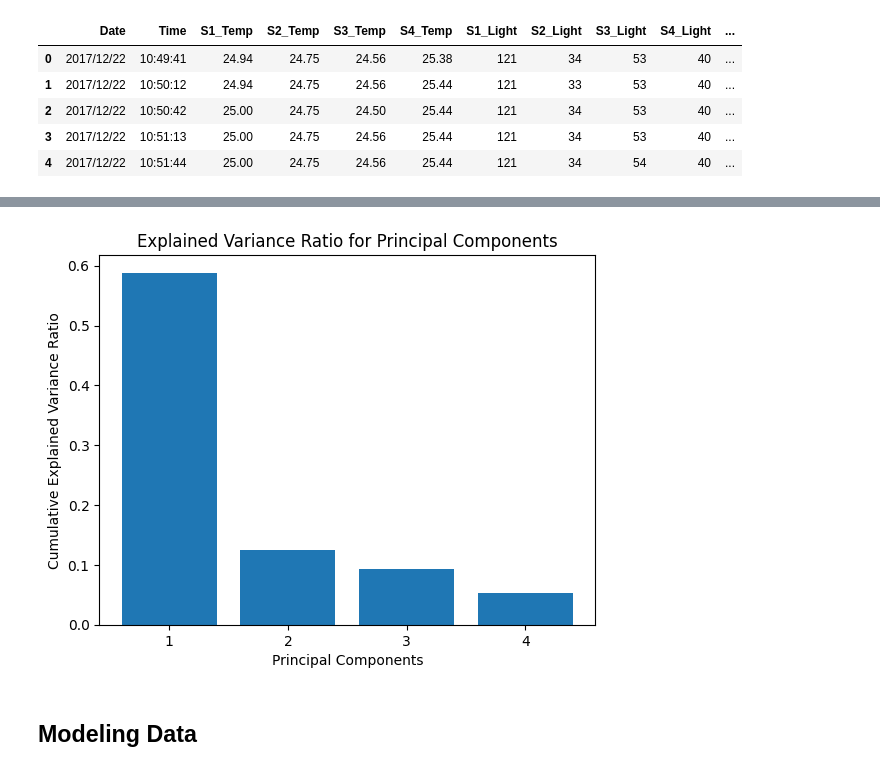
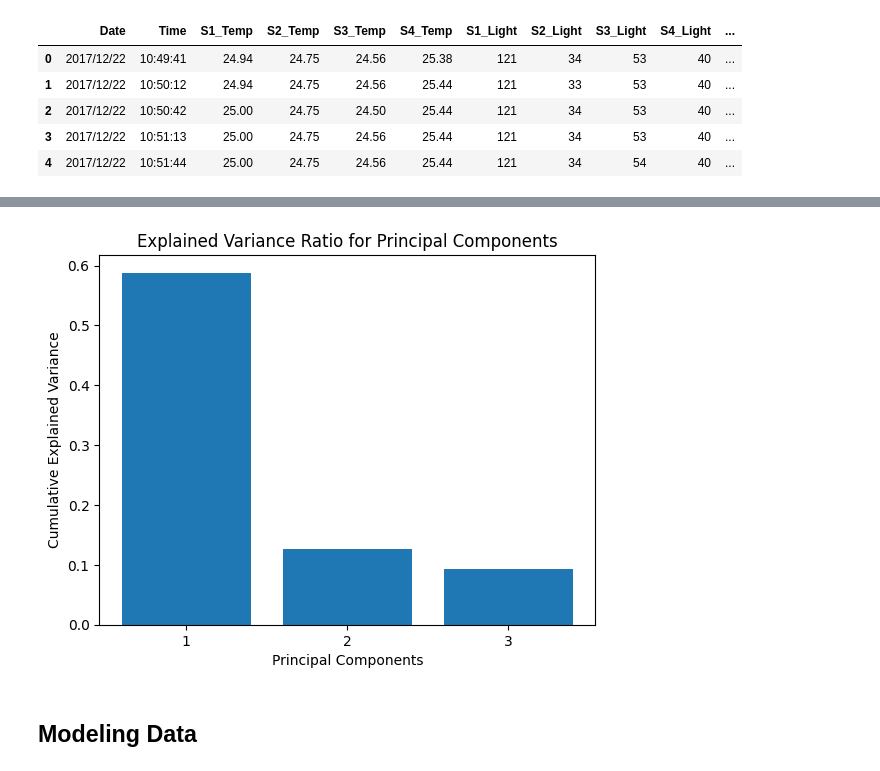
Before and after one commit to jordlim/ecs171project, a Jupyter notebook: occupancy.ipynb, the cells around one changed output, grey strips where cells are left out. Drawn from its saved outputs; the diff is of its cells as text; code cells hidden in the pictures.

Commit message:
Add files via upload
added model creation/evaluation for test/train splits and made changes to gradient boosting model

```diff
--- a/occupancy.ipynb
+++ b/occupancy.ipynb
@@ -311,32 +309,36 @@ array([[0., 1., 0., 0.],
+# %%
+dates = df['DateTime']
+df = df.drop(columns = ['Date', 'Time', 'DateTime']) # drop date and time before scaling data
 # %%
 # finishing up preprocessing of the data by standardizing inputs
 ## and encoding outputs
-#dates = df['DateTime']
-#df = df.drop(columns = ['Date', 'Time', 'DateTime']) # drop date and time before scaling data
 scaler = MinMaxScaler()
 encoder = LabelBinarizer()
 
 X = df.iloc[:, :-1] # get all columns except room_occupancy
 y = df.iloc[:,-1] # room occupancy
 
 x_train, x_test, y_train, y_test = train_test_split(X, y, test_size = 0.2, random_state = 2)
 
 y_train_encoded = tf.keras.utils.to_categorical(y_train, num_classes = 4) # convert to categorical data for later analysis
 y_test_encoded = tf.keras.utils.to_categorical(y_test, num_classes = 4) # convert to categorical data for later analysis
 
 
 x_train_scaled = scaler.fit_transform(x_train)
-x_test_scaled = scaler.fit_transform(x_test)
-X_scaled = scaler.fit_transform(X)
+x_test_scaled = scaler.transform(x_test)
+X_scaled = scaler.transform(X)
 
-pca = PCA(n_components = 4) # reduce number of features in dataset from 17 to 4
-reduced_df = pca.fit_transform(X_scaled)
+pca = PCA(n_components = 3) # reduce number of features in dataset from 17 to 4 with pca
+reduced_x = pca.fit_transform(X_scaled)
 
-plt.bar(range(4), pca.explained_variance_ratio_)
-plt.xticks(range(4), range(1,5))
+reduced_x_train = pca.fit_transform(x_train_scaled)
+reduced_x_test = pca.transform(x_test_scaled)
+
+plt.bar(range(3), pca.explained_variance_ratio_)
+plt.xticks(range(3), range(1,4)) # set x ticks to be equal to first 4 principal components
 plt.xlabel('Principal Components')
-plt.ylabel('Cumulative Explained Variance Ratio')
+plt.ylabel('Cumulative Explained Variance')
 plt.title('Explained Variance Ratio for Principal Components')
 plt.show()
 # %% [output]
-[figure, old version]
+[figure, new version]
```
Also changed, not shown: parts of 8 cells of this notebook.
